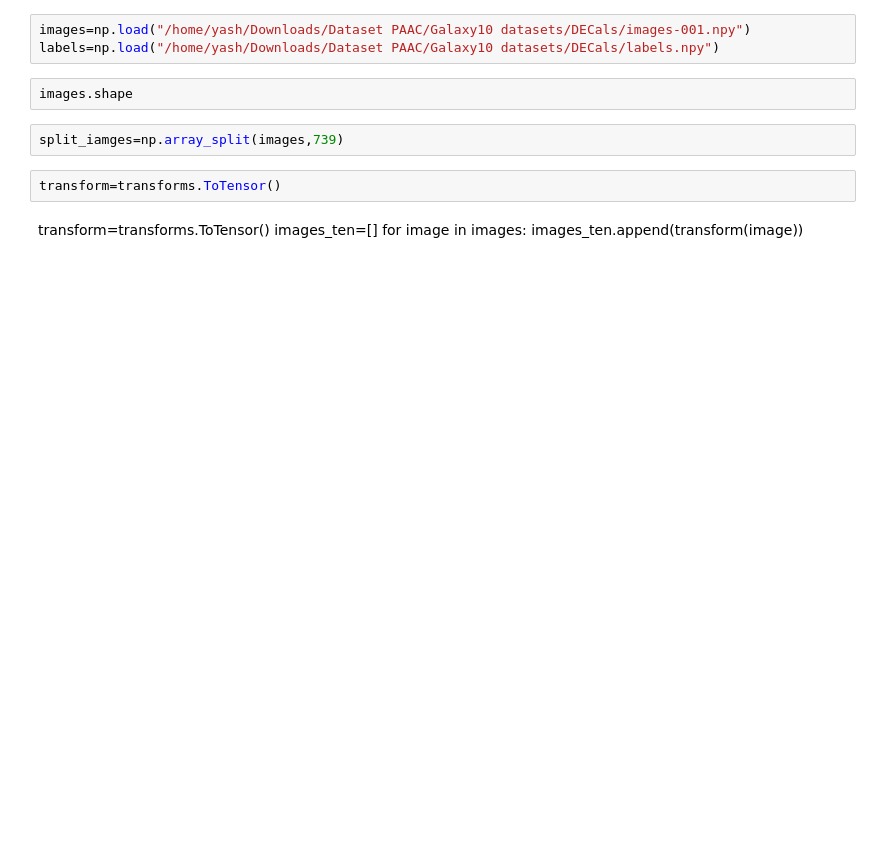
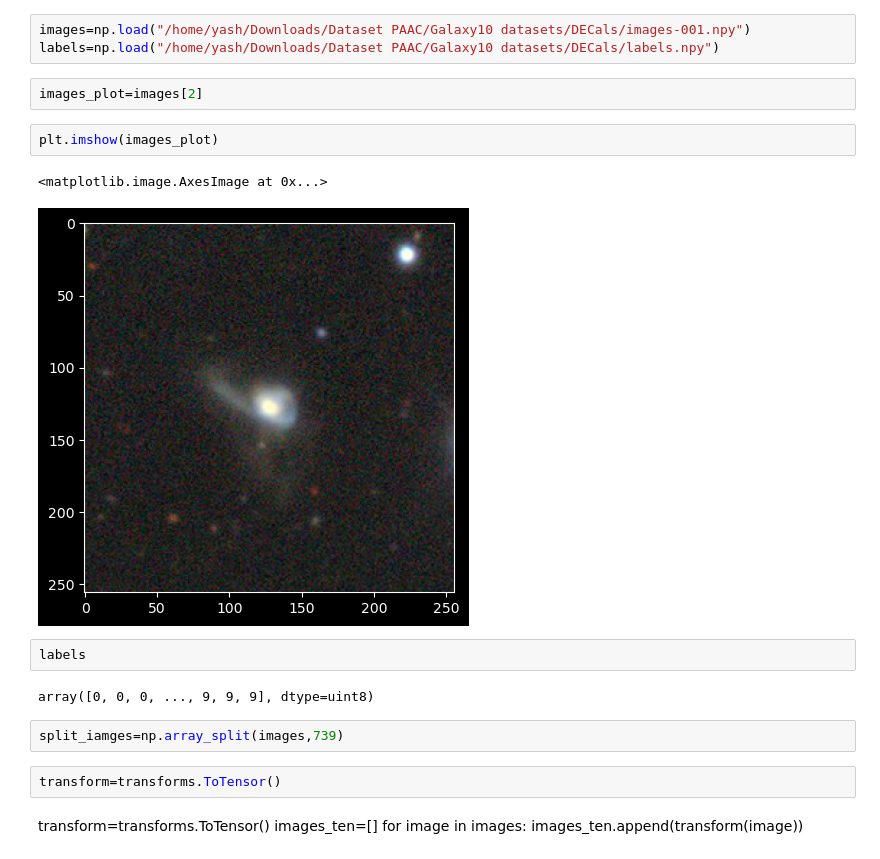
Before and after one commit to YASTREAMER/PAAC, a Jupyter notebook: galaxy.ipynb, the cells around one changed output. Saved outputs shown, nothing was run; the diff lists cells and outputs as text; blank space fills up the shorter version.

```diff
--- a/galaxy.ipynb
+++ b/galaxy.ipynb
@@ -23,8 +27,17 @@ device
 # %%
 images=np.load("/home/yash/Downloads/Dataset PAAC/Galaxy10 datasets/DECals/images-001.npy")
 labels=np.load("/home/yash/Downloads/Dataset PAAC/Galaxy10 datasets/DECals/labels.npy")
-# %%
-images.shape
+# %%
+images_plot=images[2]
+# %%
+plt.imshow(images_plot)
+# %% [output]
+<matplotlib.image.AxesImage at 0x...>
+[figure, added]
+# %%
+labels
+# %% [output]
+array([0, 0, 0, ..., 9, 9, 9], dtype=uint8)
 # %%
 split_iamges=np.array_split(images,739)
 # %%
```
Also changed, not shown: parts of 7 cells of this notebook, 3 other files.
